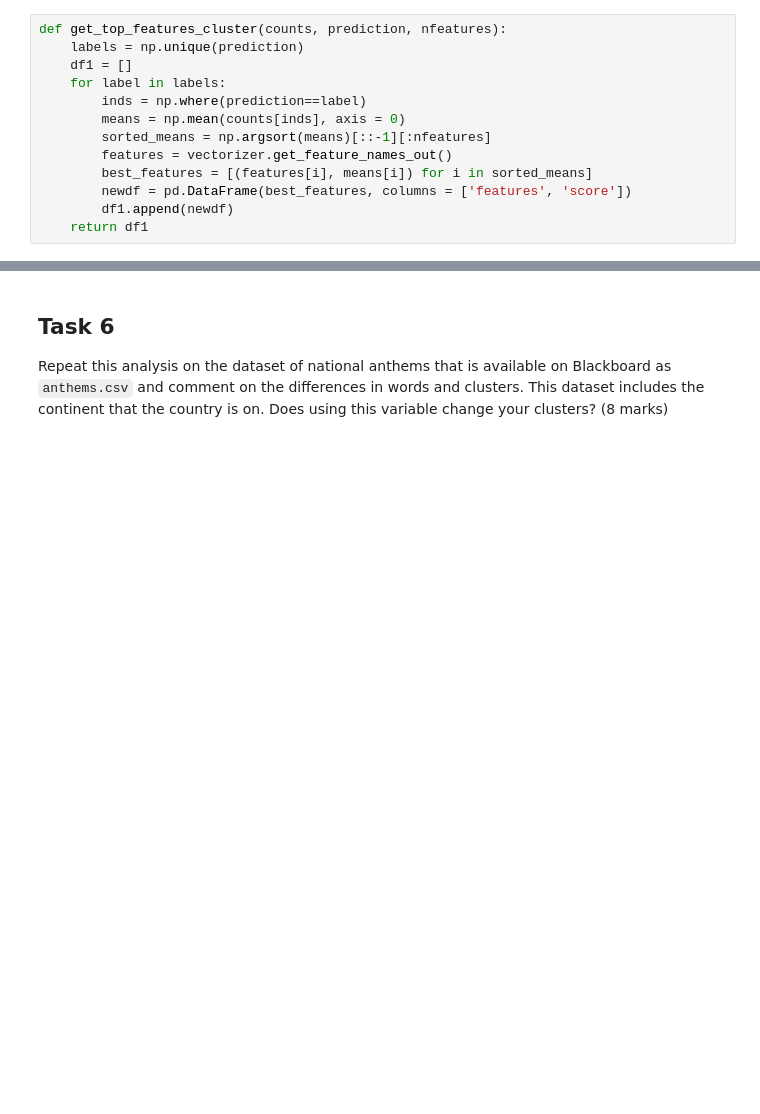
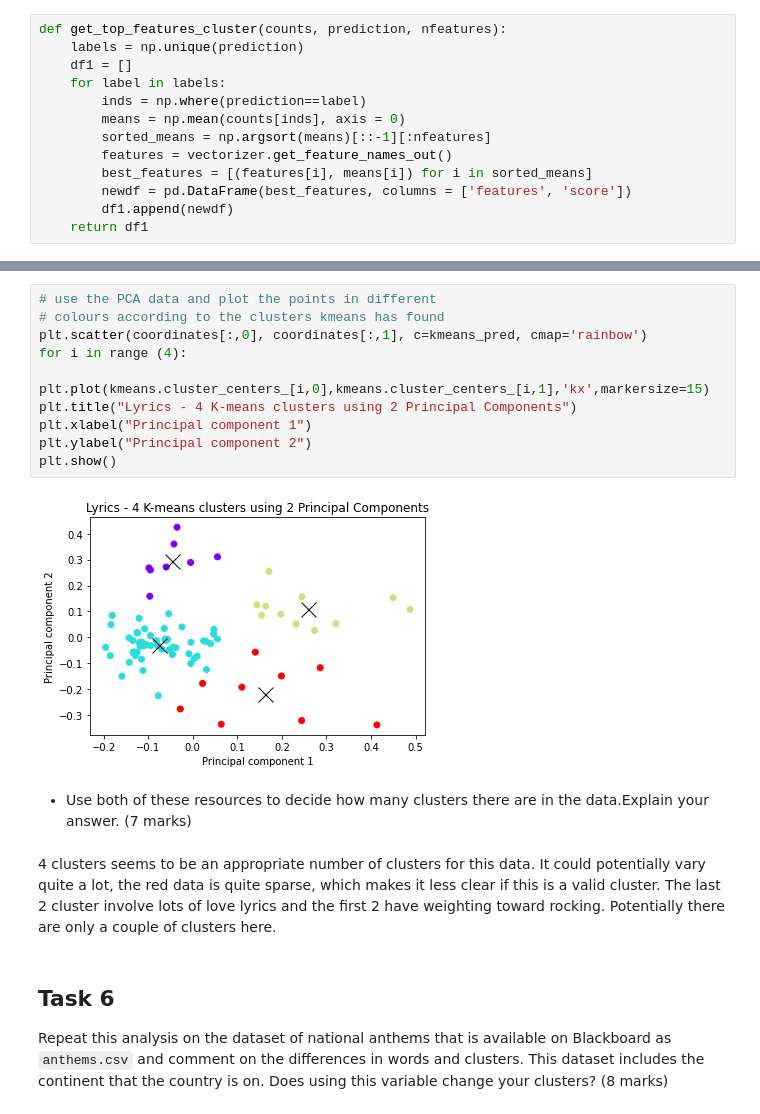
Before and after one commit to jaydenhooper/Clustering-Lyrics, a Jupyter notebook: Project.ipynb, the cells around one changed output, grey strips where cells are left out. Drawn from its saved outputs; the diff is of its cells as text; blank space fills up the shorter version.

Commit message:
Completed Project, comments could use some work.

```diff
--- a/Project.ipynb
+++ b/Project.ipynb
@@ -236,3 +215,19 @@ for i in range(4):
+# %%
+# use the PCA data and plot the points in different
+# colours according to the clusters kmeans has found
+plt.scatter(coordinates[:,0], coordinates[:,1], c=kmeans_pred, cmap='rainbow')
+for i in range (4):
+    plt.plot(kmeans.cluster_centers_[i,0],kmeans.cluster_centers_[i,1],'kx',markersize=15)
+plt.title("Lyrics - 4 K-means clusters using 2 Principal Components")
+plt.xlabel("Principal component 1")
+plt.ylabel("Principal component 2")
+plt.show()
+# %% [output]
+[figure, added]
+# %% [markdown]
+* Use both of these resources to decide how many clusters there are in the data.Explain your answer. (7 marks)
+# %% [markdown]
+4 clusters seems to be an appropriate number of clusters for this data. It could potentially vary quite a lot, the red data is quite sparse, which makes it less clear if this is a valid cluster. The last 2 cluster involve lots of love lyrics and the first 2 have weighting toward rocking. Potentially there are only a couple of clusters here.
 # %% [markdown]
 ## Task 6
 Repeat this analysis on the dataset of national anthems that is available on Blackboard as `anthems.csv` and comment on the differences in words and clusters. This dataset includes the continent that the country is on. Does using this variable change your clusters? (8 marks)
```
Also changed, not shown: parts of 43 cells of this notebook.
